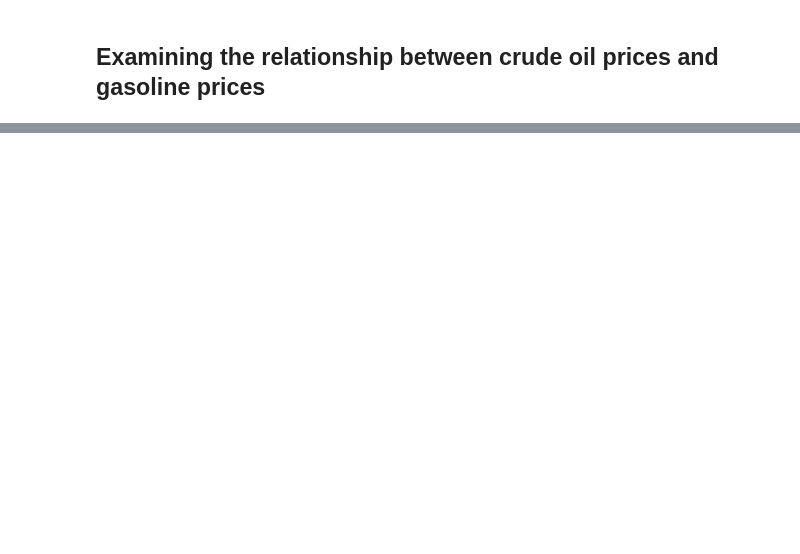
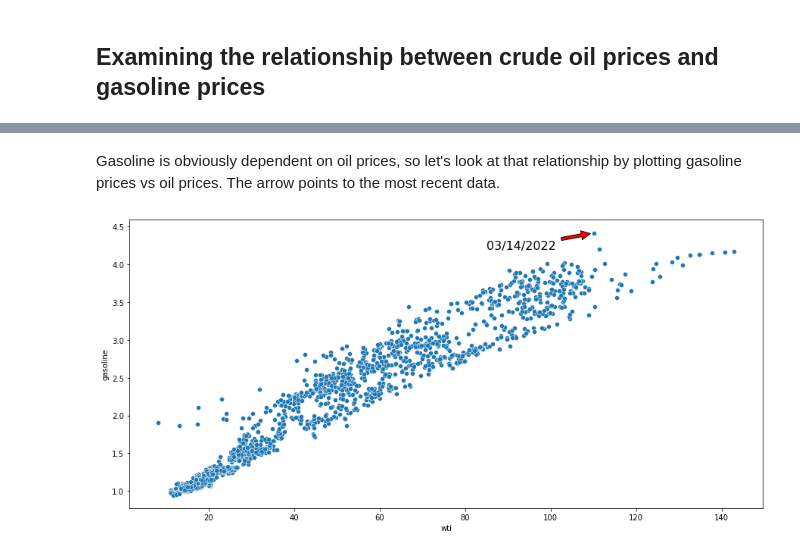
Before and after one commit to bautsch/gasoline-prices, a Jupyter notebook: gasoline_prices.ipynb, the cells around one changed output, grey strips where cells are left out. Saved outputs shown, nothing was run; the diff lists cells and outputs as text; code cells hidden in the pictures; blank space fills up the shorter version.

```diff
--- a/gasoline_prices.ipynb
+++ b/gasoline_prices.ipynb
@@ -180,7 +271,17 @@ plt.savefig('crack spread adjusted vs time.png')
+# %% [markdown]
+Gasoline is obviously dependent on oil prices, so let's look at that relationship by plotting gasoline prices vs oil prices. The arrow points to the most recent data.
 # %%
+last_date = pd.Timestamp(df.tail(1).date.values[0]).strftime('%m/%d/%Y')
+x = df.tail(1).wti.values[0]
+y = df.tail(1).gasoline.values[0]
+
 fig, ax = plt.subplots(figsize=(15,7))
 sns.scatterplot(data=df, x='wti', y='gasoline')
+plt.annotate(last_date, xy=(x, y), xytext=(85, 4.2),
+            arrowprops=dict(facecolor='red', shrink=0.1), size=16)
 plt.savefig('wti vs gasoline.png')
+# %% [output]
+[figure, added]
 # %%
 fig, ax = plt.subplots(figsize=(15,7))
 sns.scatterplot(data=df, x='wti', y='gasoline', hue='year')
```
Also changed, not shown: parts of 26 cells of this notebook, 1 other file.
